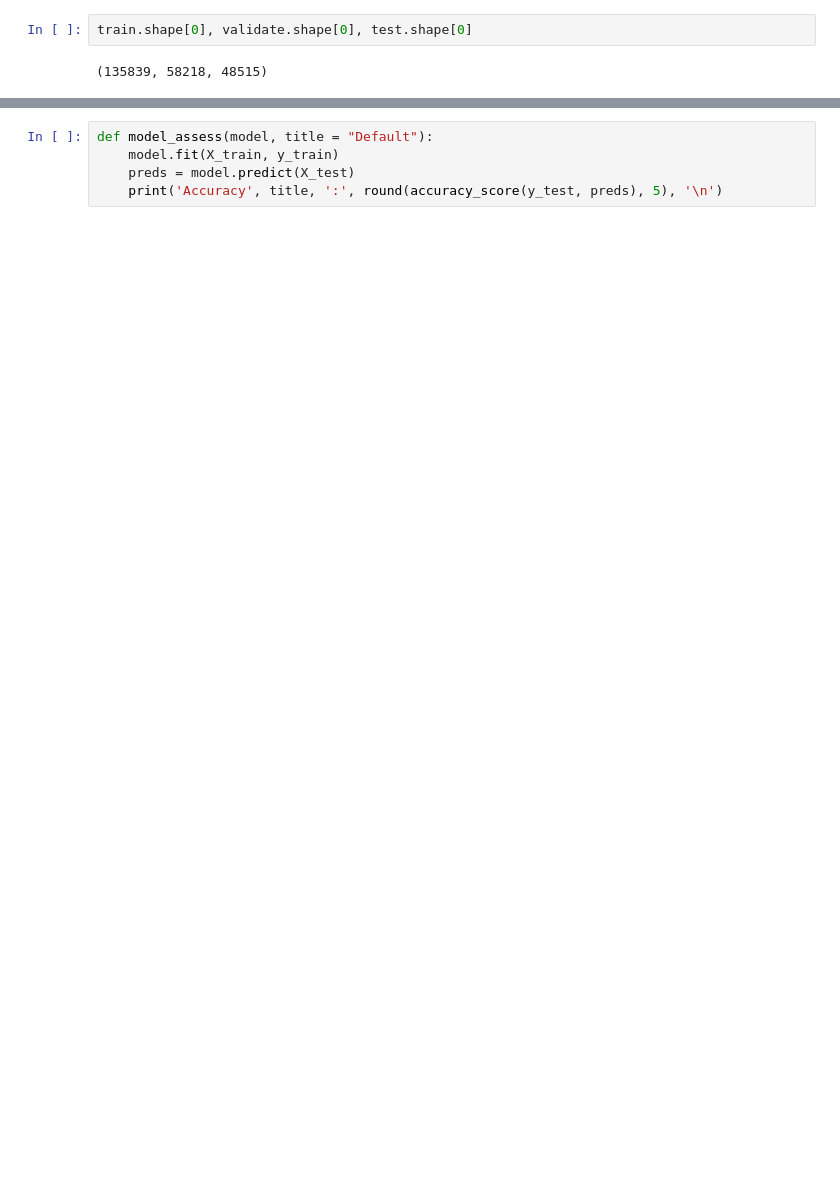
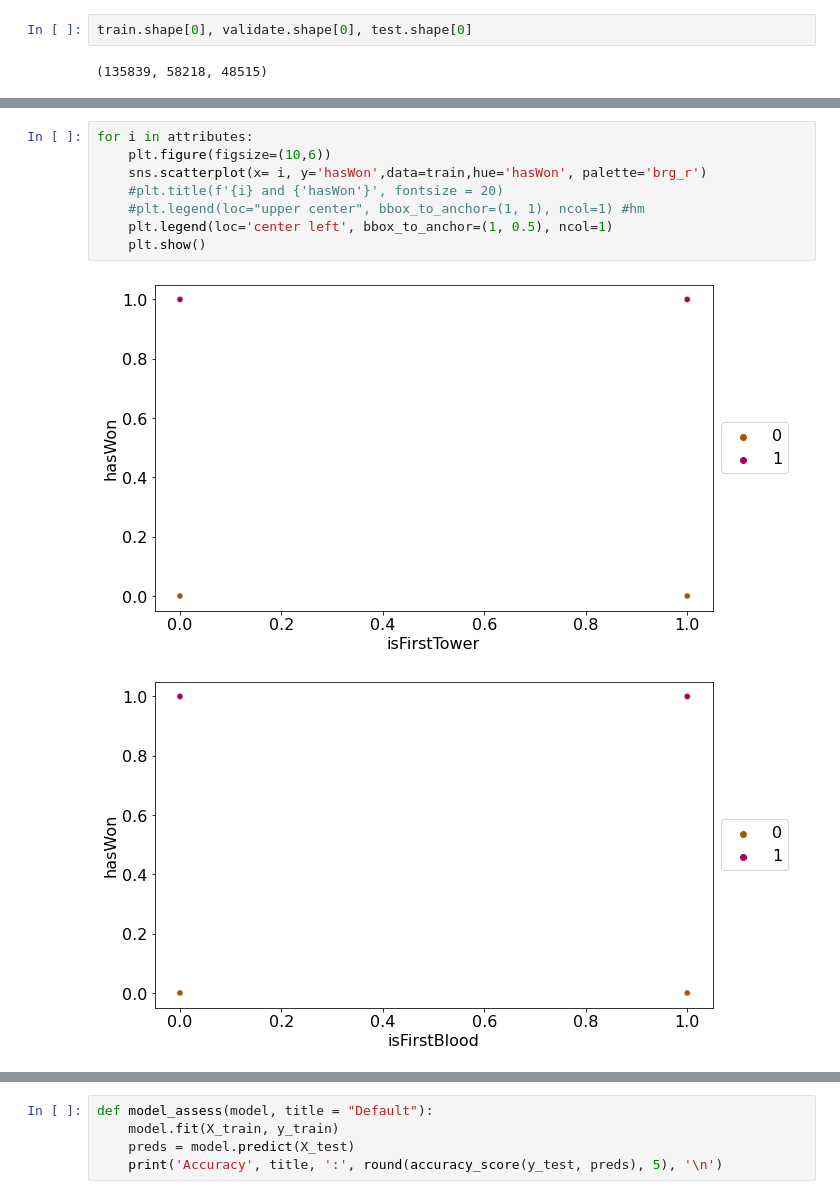
Before and after one commit to Olivert75/personal_project, a Jupyter notebook: working_notebook.ipynb, the cells around one changed output, grey strips where cells are left out. Cells and saved outputs as stored; diff of their text form; blank space fills up the shorter version.

```diff
--- a/working_notebook.ipynb
+++ b/working_notebook.ipynb
@@ -176,0 +236,11 @@ plt.show()
+# %%
+for i in attributes:
+    plt.figure(figsize=(10,6))
+    sns.scatterplot(x= i, y='hasWon',data=train,hue='hasWon', palette='brg_r')
+    #plt.title(f'{i} and {'hasWon'}', fontsize = 20)
+    #plt.legend(loc="upper center", bbox_to_anchor=(1, 1), ncol=1) #hm
+    plt.legend(loc='center left', bbox_to_anchor=(1, 0.5), ncol=1)
+    plt.show()
+# %% [output]
+[figure, added]
+[figure, added]
```
Also changed, not shown: parts of 22 cells of this notebook.
